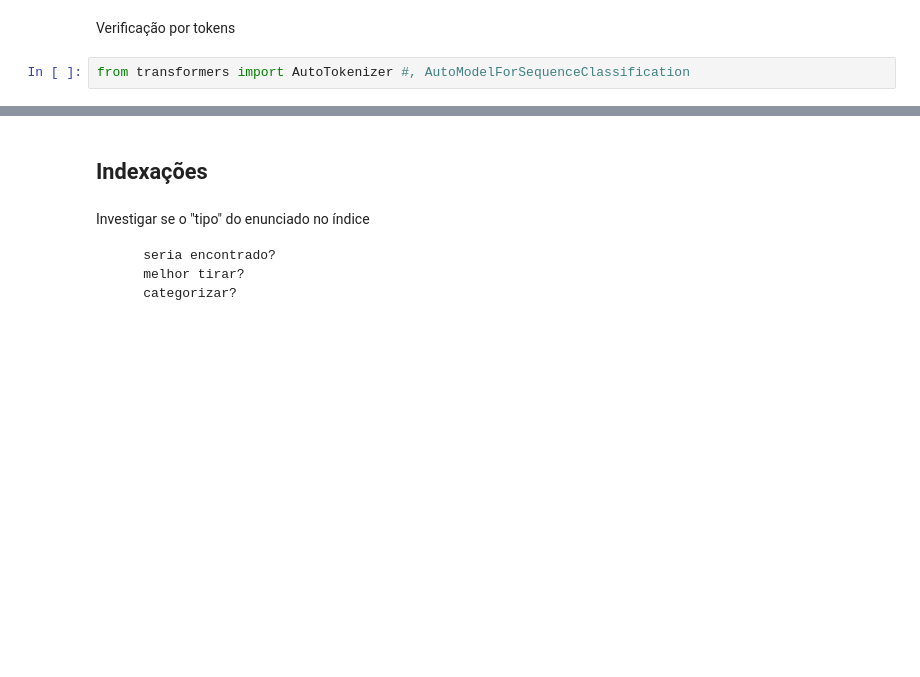
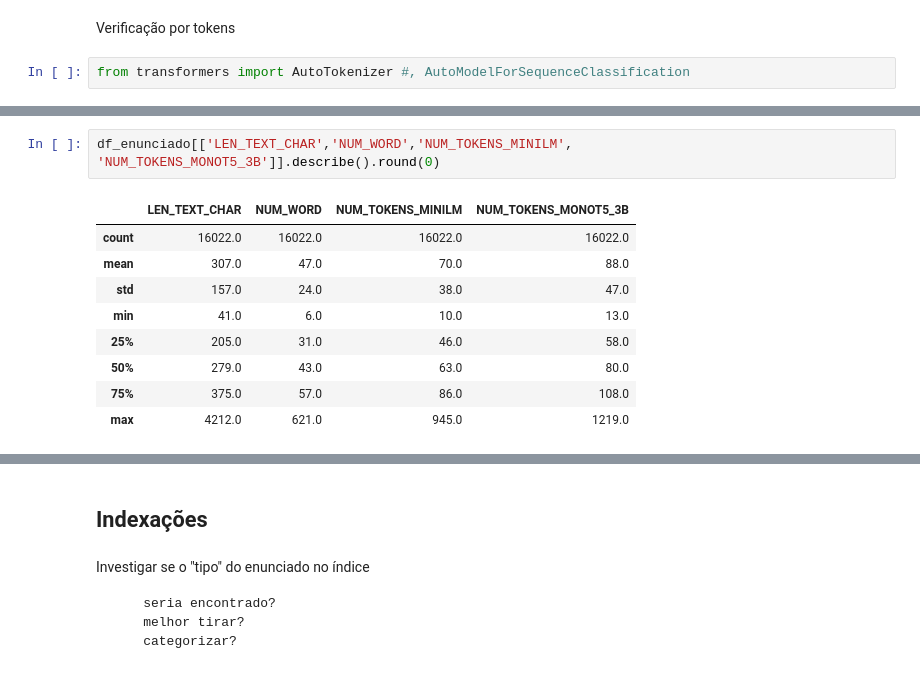
Before and after one commit to marcusborela/ind-ir, a Jupyter notebook: code/data_explorarion_jurisprudence.ipynb, the cells around one changed output, grey strips where cells are left out. Cells and saved outputs as stored; diff of their text form; blank space fills up the shorter version.

```diff
--- a/code/data_explorarion_jurisprudence.ipynb
+++ b/code/data_explorarion_jurisprudence.ipynb
@@ -323,0 +378,12 @@ retorna_num_tokens(texto + ' ' + texto, tokenizador_pt)
+# %%
+df_enunciado[['LEN_TEXT_CHAR','NUM_WORD','NUM_TOKENS_MINILM', 'NUM_TOKENS_MONOT5_3B']].describe().round(0)
+# %% [output]
+|  | LEN_TEXT_CHAR | NUM_WORD | NUM_TOKENS_MINILM | NUM_TOKENS_MONOT5_3B |
+| count | 16022.0 | 16022.0 | 16022.0 | 16022.0 |
+| mean | 307.0 | 47.0 | 70.0 | 88.0 |
+| std | 157.0 | 24.0 | 38.0 | 47.0 |
+| min | 41.0 | 6.0 | 10.0 | 13.0 |
+| 25% | 205.0 | 31.0 | 46.0 | 58.0 |
+| 50% | 279.0 | 43.0 | 63.0 | 80.0 |
+| 75% | 375.0 | 57.0 | 86.0 | 108.0 |
+| max | 4212.0 | 621.0 | 945.0 | 1219.0 |
```
Also changed, not shown: parts of 20 cells of this notebook.
